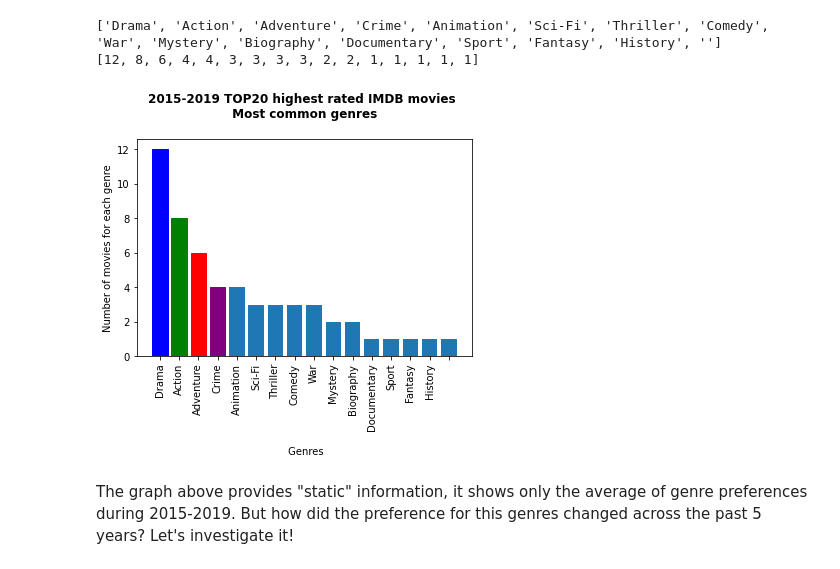
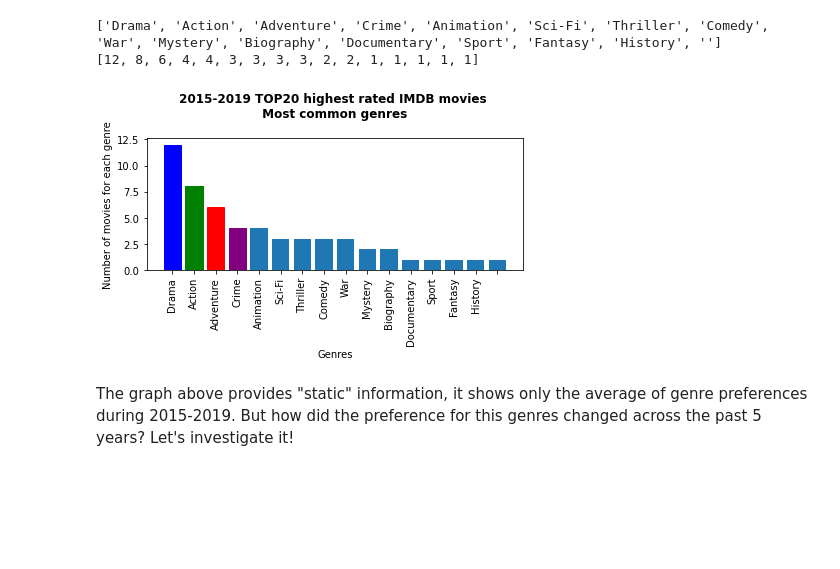
Before and after one commit to arecai/ari_first_attem, a Jupyter notebook: dsc-phase1-project-template.ipynb, the cells around one changed output. Cells and saved outputs as stored; diff of their text form; code cells hidden in the pictures; blank space fills up the shorter version.

```diff
--- a/dsc-phase1-project-template.ipynb
+++ b/dsc-phase1-project-template.ipynb
@@ -599,20 +600,21 @@ print(values)
 # %%
 #now we can plot both lists, names and values
 
 fig, ax = plt.subplots()
 barlist=plt.bar(range(len(counts_average)), values, tick_label=names)
 plt.xticks(rotation=90)
 ax.set_ylabel('Number of movies for each genre')
 ax.set_xlabel('Genres')
 ax.set_title('2015-2019 TOP20 highest rated IMDB movies \n Most common genres \n', fontweight="bold")
 barlist[0].set_color('blue')
 barlist[1].set_color('green')
 barlist[2].set_color('red')
 barlist[3].set_color('purple')
+fig.tight_layout()
 plt.savefig('./images/top20_IMDB_genres.png')
 plt.show();
 # %% [output]
-[figure, old version]
+[figure, new version]
 # %% [markdown]
 The graph above provides "static" information, it shows only the average of genre preferences during 2015-2019. But how did the preference for this genres changed across the past 5 years? Let's investigate it!
 # %%
```
Also changed, not shown: parts of 14 cells of this notebook, 5 other files.
